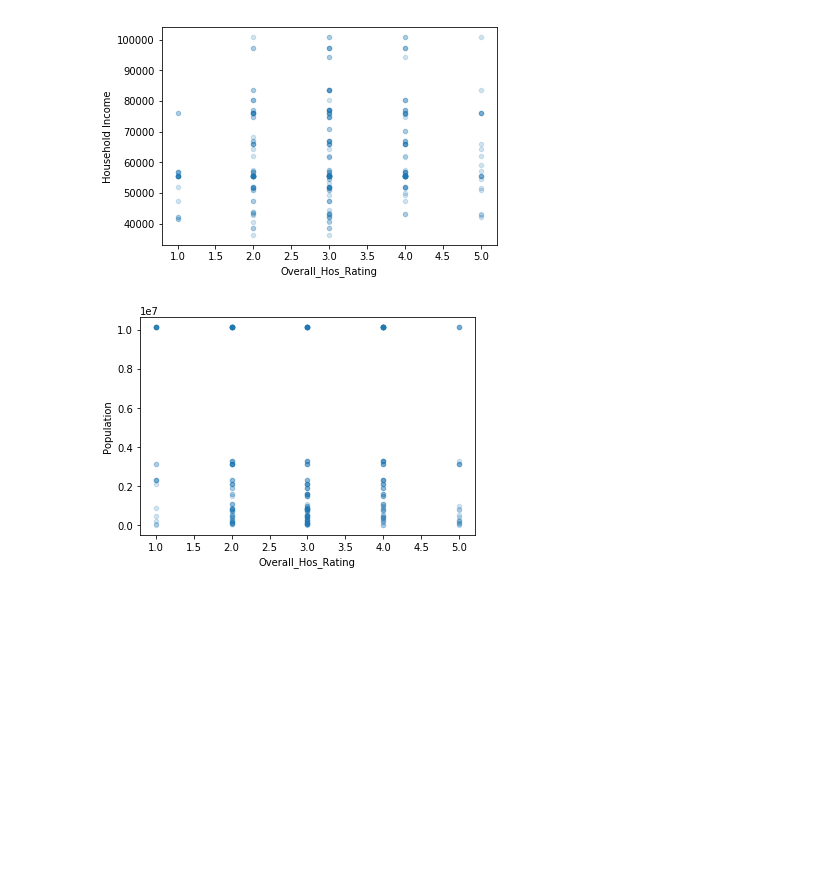
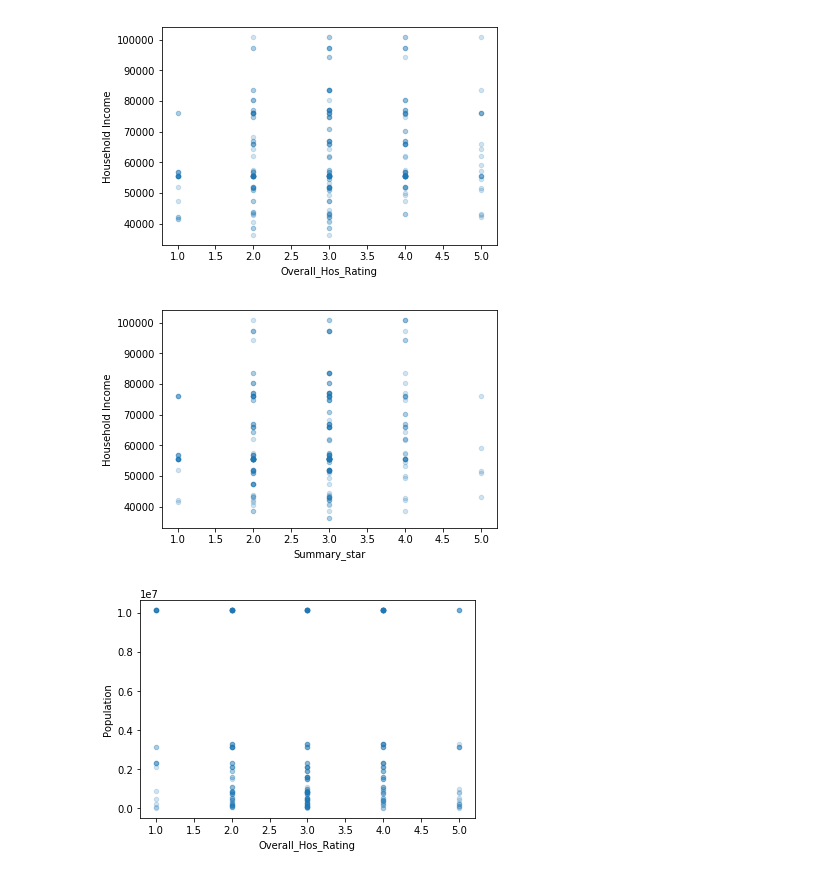
Before and after one commit to jLynnePhillips/Data_Bootcamp_Project1, a Jupyter notebook: ScatterPlots_Ratings_Population_Income.ipynb, the cells around one changed output. Cells and saved outputs as stored; diff of their text form; code cells hidden in the pictures; blank space fills up the shorter version.

Commit message:
Added Scatter Plots for summary star

```diff
--- a/ScatterPlots_Ratings_Population_Income.ipynb
+++ b/ScatterPlots_Ratings_Population_Income.ipynb
@@ -40,7 +40,9 @@ Hospital_merged_pd["Pain_management"] = Hospital_merged_pd["Pain_management"].as
 Hospital_merged_pd["Comm_medicine"] = Hospital_merged_pd["Comm_medicine"].astype("float")
 Hospital_merged_pd["Discharge_info"] = Hospital_merged_pd["Discharge_info"].astype("float")
 Hospital_merged_pd["Care_transition"] = Hospital_merged_pd["Care_transition"].astype("float")
-Hospital_merged_pd["Care_transition"] = Hospital_merged_pd["Care_transition"].astype("float")
+Hospital_merged_pd["Summary_star"] = Hospital_merged_pd["Summary_star"].astype("float")
+Hospital_merged_pd["Recomm_hos"] = Hospital_merged_pd["Recomm_hos"].astype("float")
+Hospital_merged_pd["Discharge_info"] = Hospital_merged_pd["Discharge_info"].astype("float")
 # %%
 # read county income data
 county_income = pd.read_csv("./Cleaned_Data/county_income_df.csv")
@@ -93,6 +95,13 @@ plt.savefig("Ratings_Income_ScatterPlot.png")
 plt.show()
 # %% [output]
 [figure]
+# %%
+# Scatter Plot of Household Income vs Overall Hospital Rating
+Final_merge_pd.plot.scatter('Summary_star','Household Income',alpha=.2)
+#plt.savefig("SummaryRatings_Income_ScatterPlot.png")
+plt.show()
+# %% [output]
+[figure, added]
 # %%
 # Scatter Plot of Population vs Overall Hospital Rating
 Final_merge_pd.plot.scatter('Overall_Hos_Rating', 'Population',alpha=.2)
```
Also changed, not shown: parts of 2 cells of this notebook.
